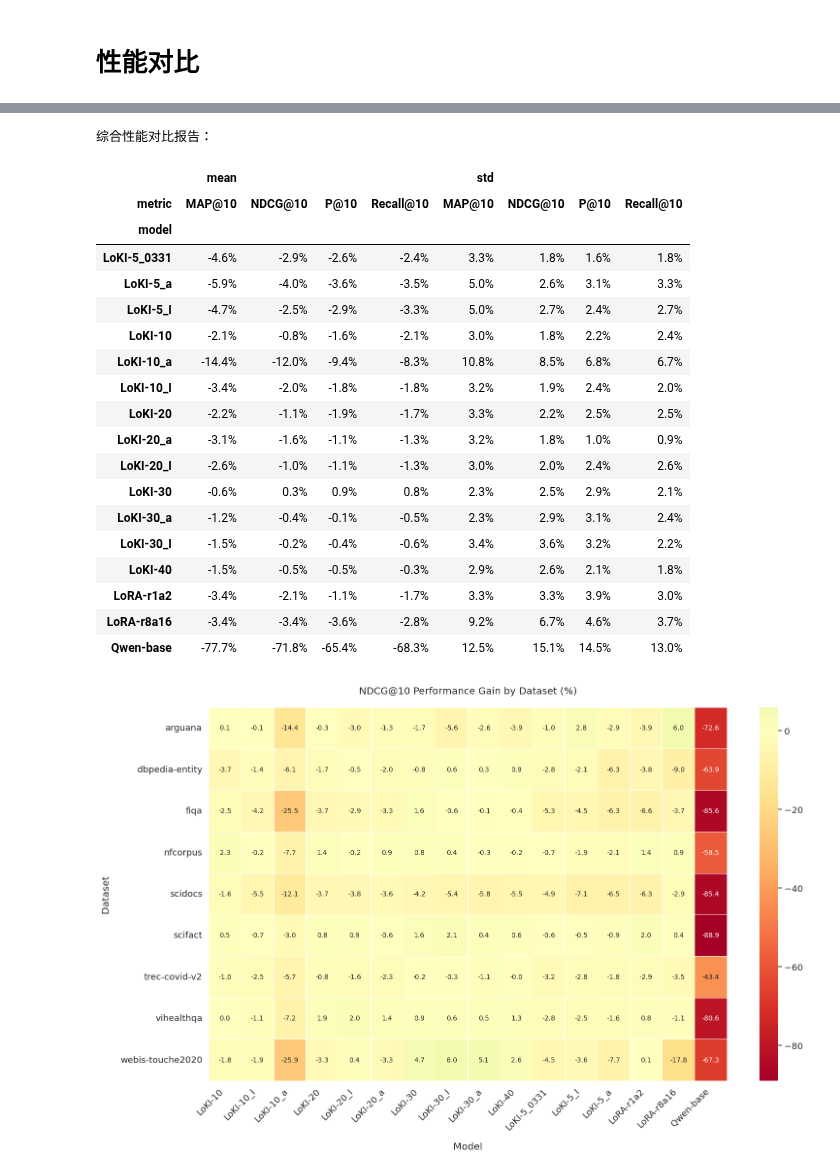
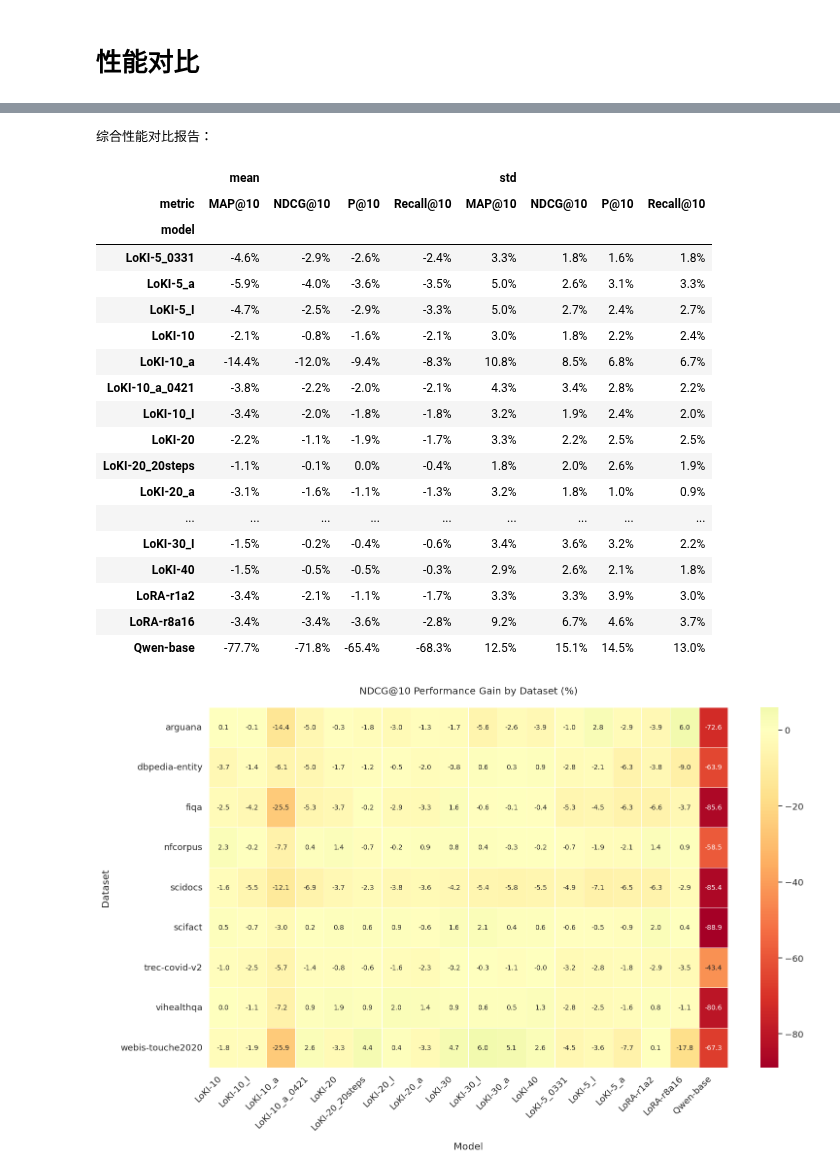
Before and after one commit to Nexround/ftg, a Jupyter notebook: evaluate/bier.ipynb, the cells around one changed output, grey strips where cells are left out. Cells and saved outputs as stored; diff of their text form; code cells hidden in the pictures.

```diff
--- a/evaluate/bier.ipynb
+++ b/evaluate/bier.ipynb
@@ -211,9 +211,10 @@ model_name_map = {
     "loki_reranker_qwen2_5-0-5b-5_invert": "LoKI-5_I",
     "loki_reranker_qwen2_5-0-5b-10": "LoKI-10",
     "loki_10_a": "LoKI-10_a",
+    "loki_10_a_0421": "LoKI-10_a_0421",
     "loki_reranker_qwen2_5-0-5b-10_invert_real": "LoKI-10_I",
     "loki_reranker_qwen2_5-0-5b-20_real": "LoKI-20",
-    "loki_20_20steps": "LoKI-20",
+    "loki_20_20steps": "LoKI-20_20steps",
     "loki_reranker_qwen2_5-0-5b-20_averaged": "LoKI-20_a",
     "loki_reranker_qwen2_5-0-5b-20_invert_real": "LoKI-20_I",
     "loki_reranker_qwen2_5-0-5b-30": "LoKI-30",
@@ -385,24 +386,24 @@ The `errwidth` parameter is deprecated. And will be removed in v0.15.0. Pass `er
 综合性能对比报告：
 |  | mean |  |  |  | std |  |  |  |
 | metric | MAP@10 | NDCG@10 | P@10 | Recall@10 | MAP@10 | NDCG@10 | P@10 | Recall@10 |
 | model |  |  |  |  |  |  |  |  |
 | LoKI-5_0331 | -4.6% | -2.9% | -2.6% | -2.4% | 3.3% | 1.8% | 1.6% | 1.8% |
 | LoKI-5_a | -5.9% | -4.0% | -3.6% | -3.5% | 5.0% | 2.6% | 3.1% | 3.3% |
 | LoKI-5_I | -4.7% | -2.5% | -2.9% | -3.3% | 5.0% | 2.7% | 2.4% | 2.7% |
 | LoKI-10 | -2.1% | -0.8% | -1.6% | -2.1% | 3.0% | 1.8% | 2.2% | 2.4% |
 | LoKI-10_a | -14.4% | -12.0% | -9.4% | -8.3% | 10.8% | 8.5% | 6.8% | 6.7% |
+| LoKI-10_a_0421 | -3.8% | -2.2% | -2.0% | -2.1% | 4.3% | 3.4% | 2.8% | 2.2% |
 | LoKI-10_I | -3.4% | -2.0% | -1.8% | -1.8% | 3.2% | 1.9% | 2.4% | 2.0% |
 | LoKI-20 | -2.2% | -1.1% | -1.9% | -1.7% | 3.3% | 2.2% | 2.5% | 2.5% |
+| LoKI-20_20steps | -1.1% | -0.1% | 0.0% | -0.4% | 1.8% | 2.0% | 2.6% | 1.9% |
 | LoKI-20_a | -3.1% | -1.6% | -1.1% | -1.3% | 3.2% | 1.8% | 1.0% | 0.9% |
-| LoKI-20_I | -2.6% | -1.0% | -1.1% | -1.3% | 3.0% | 2.0% | 2.4% | 2.6% |
-| LoKI-30 | -0.6% | 0.3% | 0.9% | 0.8% | 2.3% | 2.5% | 2.9% | 2.1% |
-| LoKI-30_a | -1.2% | -0.4% | -0.1% | -0.5% | 2.3% | 2.9% | 3.1% | 2.4% |
+| ... | ... | ... | ... | ... | ... | ... | ... | ... |
 | LoKI-30_I | -1.5% | -0.2% | -0.4% | -0.6% | 3.4% | 3.6% | 3.2% | 2.2% |
 | LoKI-40 | -1.5% | -0.5% | -0.5% | -0.3% | 2.9% | 2.6% | 2.1% | 1.8% |
 | LoRA-r1a2 | -3.4% | -2.1% | -1.1% | -1.7% | 3.3% | 3.3% | 3.9% | 3.0% |
 | LoRA-r8a16 | -3.4% | -3.4% | -3.6% | -2.8% | 9.2% | 6.7% | 4.6% | 3.7% |
 | Qwen-base | -77.7% | -71.8% | -65.4% | -68.3% | 12.5% | 15.1% | 14.5% | 13.0% |
-[figure, old version]
+[figure, new version]
 # %%
 # 不同k值的对比分析
 for k in [1, 5, 10, 100]:
```
Also changed, not shown: parts of 2 cells of this notebook, 20 other files.
